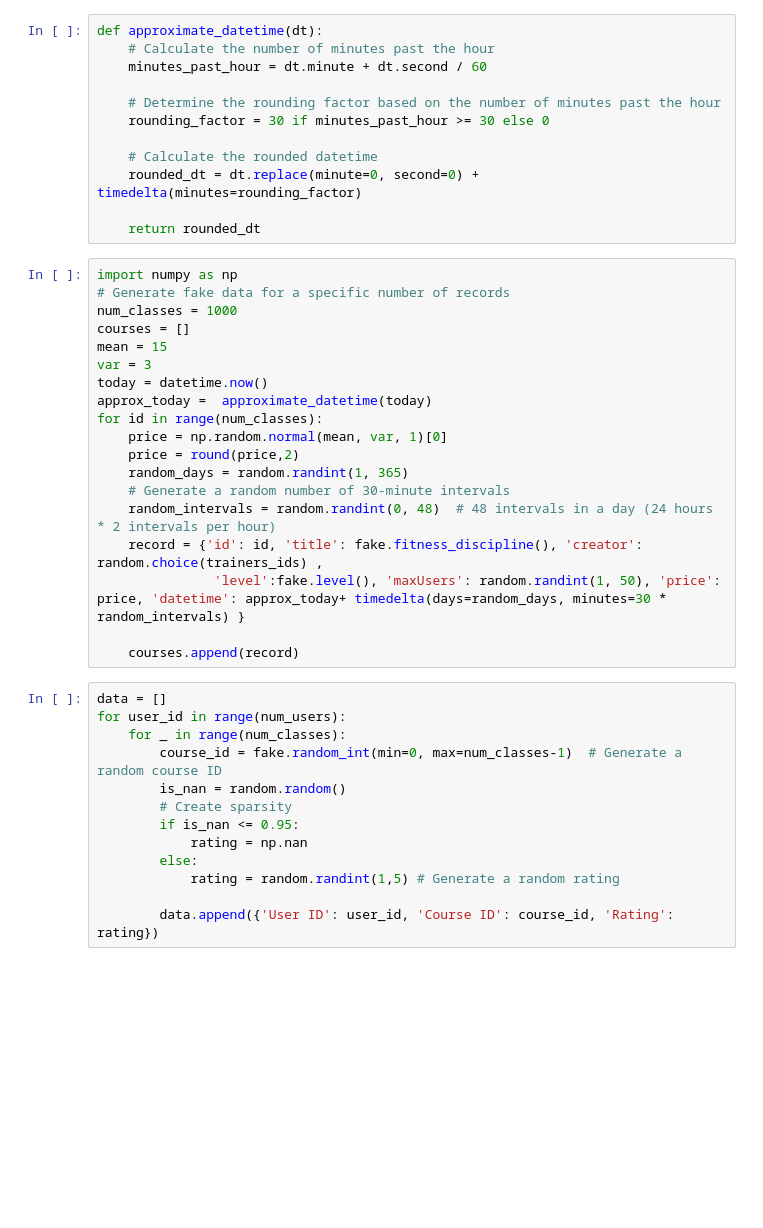
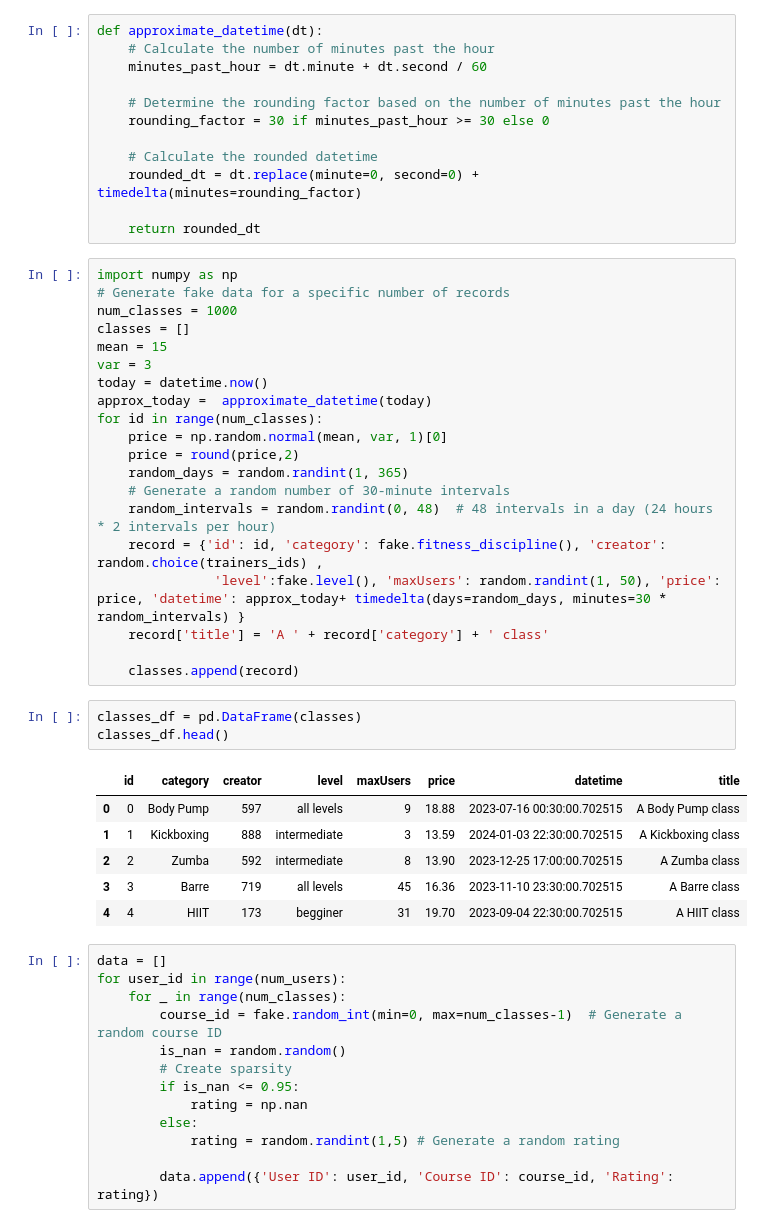
Before and after one commit to roensumundo/scratch-app, a Jupyter notebook: tests.ipynb, the cells around one changed output. Drawn from its saved outputs; the diff is of its cells as text; blank space fills up the shorter version.

```diff
--- a/tests.ipynb
+++ b/tests.ipynb
@@ -124,7 +124,7 @@ def approximate_datetime(dt):
 import numpy as np
 # Generate fake data for a specific number of records
 num_classes = 1000
-courses = []
+classes = []
 mean = 15
 var = 3
 today = datetime.now()
@@ -135,10 +135,21 @@ for id in range(num_classes):
     random_days = random.randint(1, 365)
     # Generate a random number of 30-minute intervals
     random_intervals = random.randint(0, 48)  # 48 intervals in a day (24 hours * 2 intervals per hour)
-    record = {'id': id, 'title': fake.fitness_discipline(), 'creator': random.choice(trainers_ids) ,
+    record = {'id': id, 'category': fake.fitness_discipline(), 'creator': random.choice(trainers_ids) ,
                'level':fake.level(), 'maxUsers': random.randint(1, 50), 'price': price, 'datetime': approx_today+ timedelta(days=random_days, minutes=30 * random_intervals) }
+    record['title'] = 'A ' + record['category'] + ' class'
 
-    courses.append(record)
+    classes.append(record)
+# %%
+classes_df = pd.DataFrame(classes)
+classes_df.head()
+# %% [output]
+|  | id | category | creator | level | maxUsers | price | datetime | title |
+| 0 | 0 | Body Pump | 597 | all levels | 9 | 18.88 | 2023-07-16 00:30:00.702515 | A Body Pump class |
+| 1 | 1 | Kickboxing | 888 | intermediate | 3 | 13.59 | 2024-01-03 22:30:00.702515 | A Kickboxing class |
+| 2 | 2 | Zumba | 592 | intermediate | 8 | 13.90 | 2023-12-25 17:00:00.702515 | A Zumba class |
+| 3 | 3 | Barre | 719 | all levels | 45 | 16.36 | 2023-11-10 23:30:00.702515 | A Barre class |
+| 4 | 4 | HIIT | 173 | begginer | 31 | 19.70 | 2023-09-04 22:30:00.702515 | A HIIT class |
 # %%
 data = []
 for user_id in range(num_users):
```
Also changed, not shown: parts of 8 cells of this notebook.
